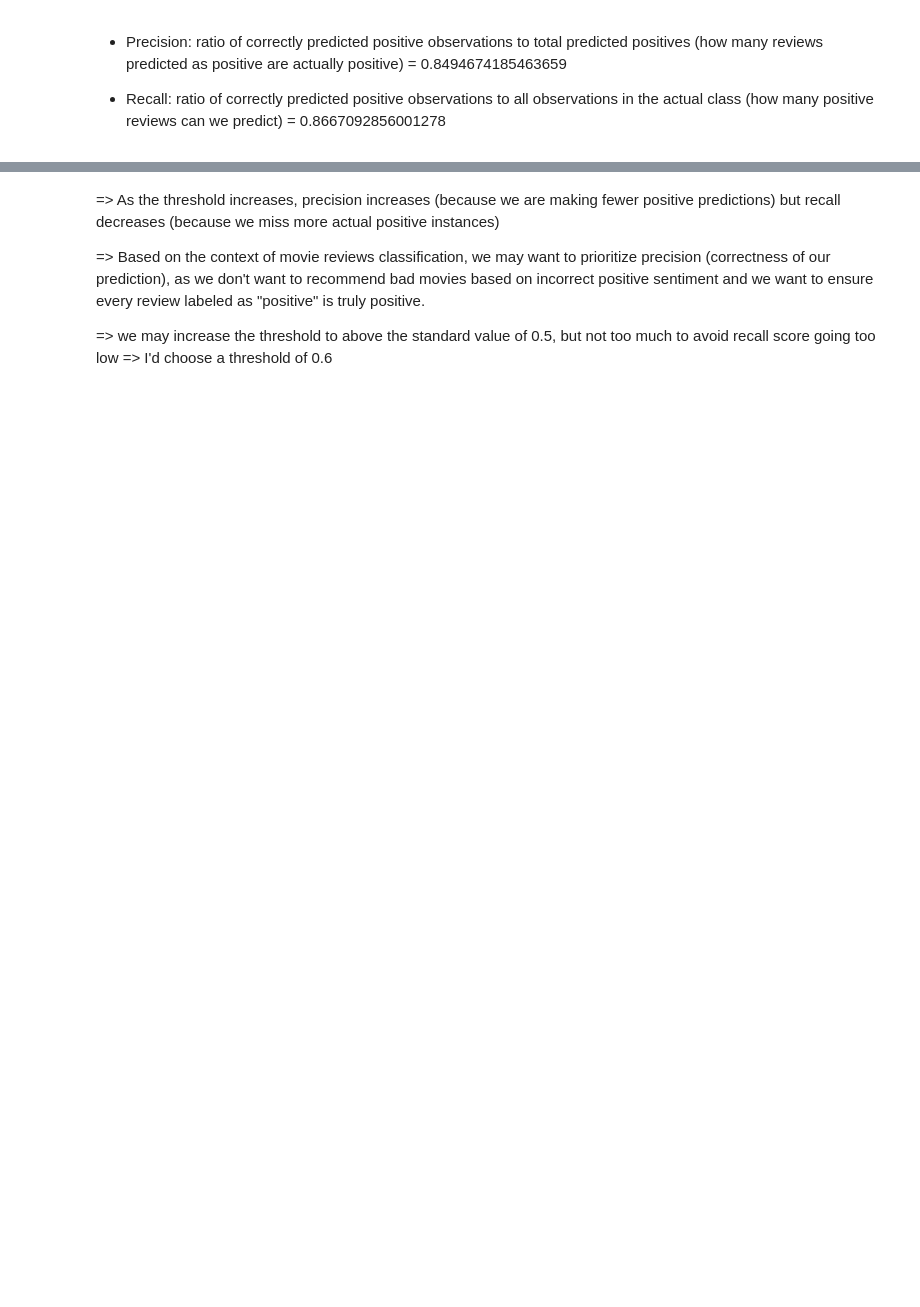
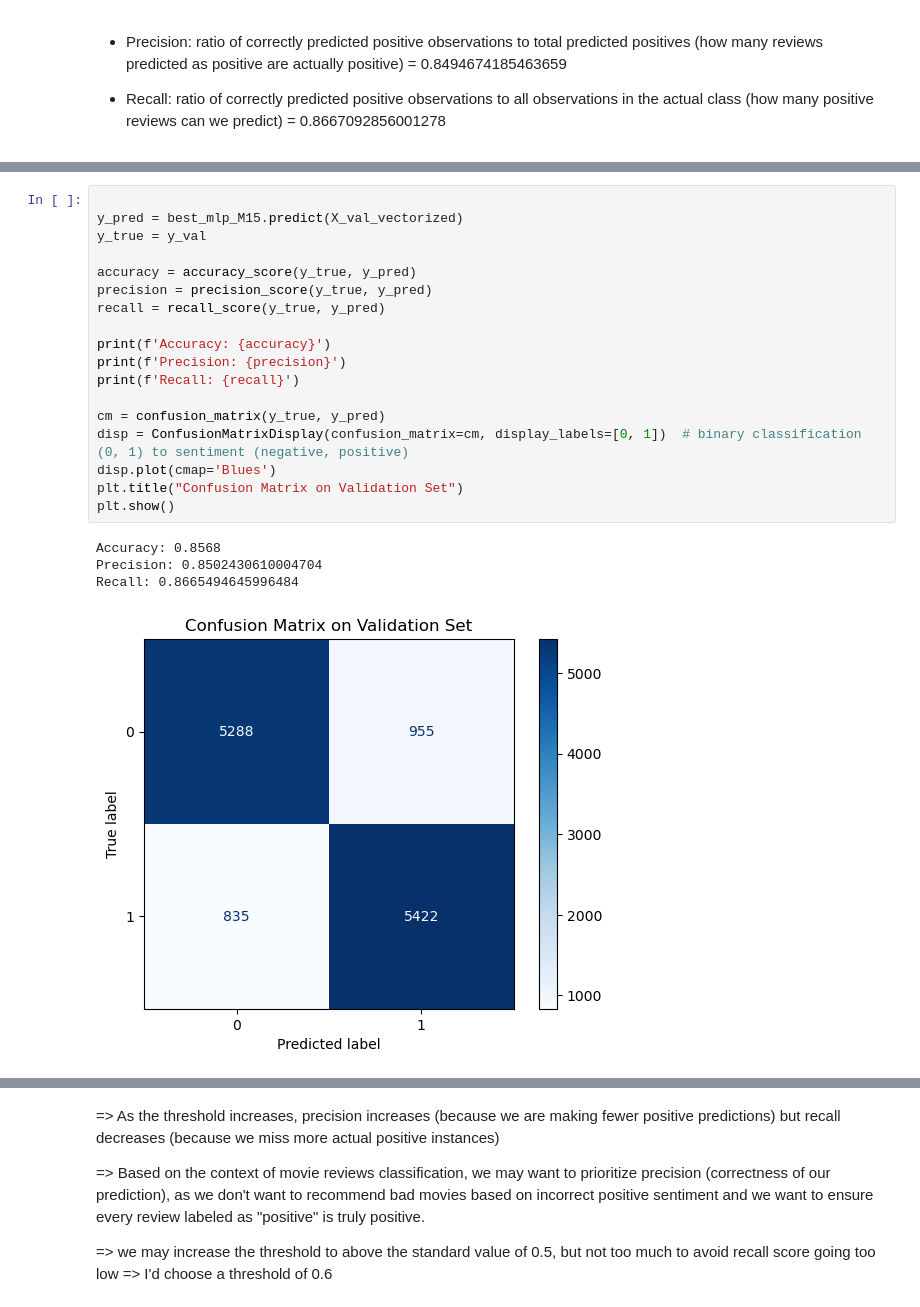
Before and after one commit to MiaNguyen912/cs178-IMDb-movie-reviews-classification--final-project-, a Jupyter notebook: IMDb_Movie_Reviews.ipynb, the cells around one changed output, grey strips where cells are left out. Saved outputs shown, nothing was run; the diff lists cells and outputs as text; blank space fills up the shorter version.

```diff
--- a/IMDb_Movie_Reviews.ipynb
+++ b/IMDb_Movie_Reviews.ipynb
@@ -630,2 +622,25 @@ Recall: 0.8667092856001278
+# %%
+
+y_pred = best_mlp_M15.predict(X_val_vectorized)
+y_true = y_val
+
+accuracy = accuracy_score(y_true, y_pred)
+precision = precision_score(y_true, y_pred)
+recall = recall_score(y_true, y_pred)
+
+print(f'Accuracy: {accuracy}')
+print(f'Precision: {precision}')
+print(f'Recall: {recall}')
+
+cm = confusion_matrix(y_true, y_pred)
+disp = ConfusionMatrixDisplay(confusion_matrix=cm, display_labels=[0, 1])  # binary classification (0, 1) to sentiment (negative, positive)
+disp.plot(cmap='Blues')
+plt.title("Confusion Matrix on Validation Set")
+plt.show()
+# %% [output]
+Accuracy: 0.8568
+Precision: 0.8502430610004704
+Recall: 0.8665494645996484
+[figure, added]
 # %%
 # calculates precision, recall, thresholds for various threshold between 0 and 1, range from the lowest predicted probability to the highest.
```
Also changed, not shown: parts of 10 cells of this notebook.
